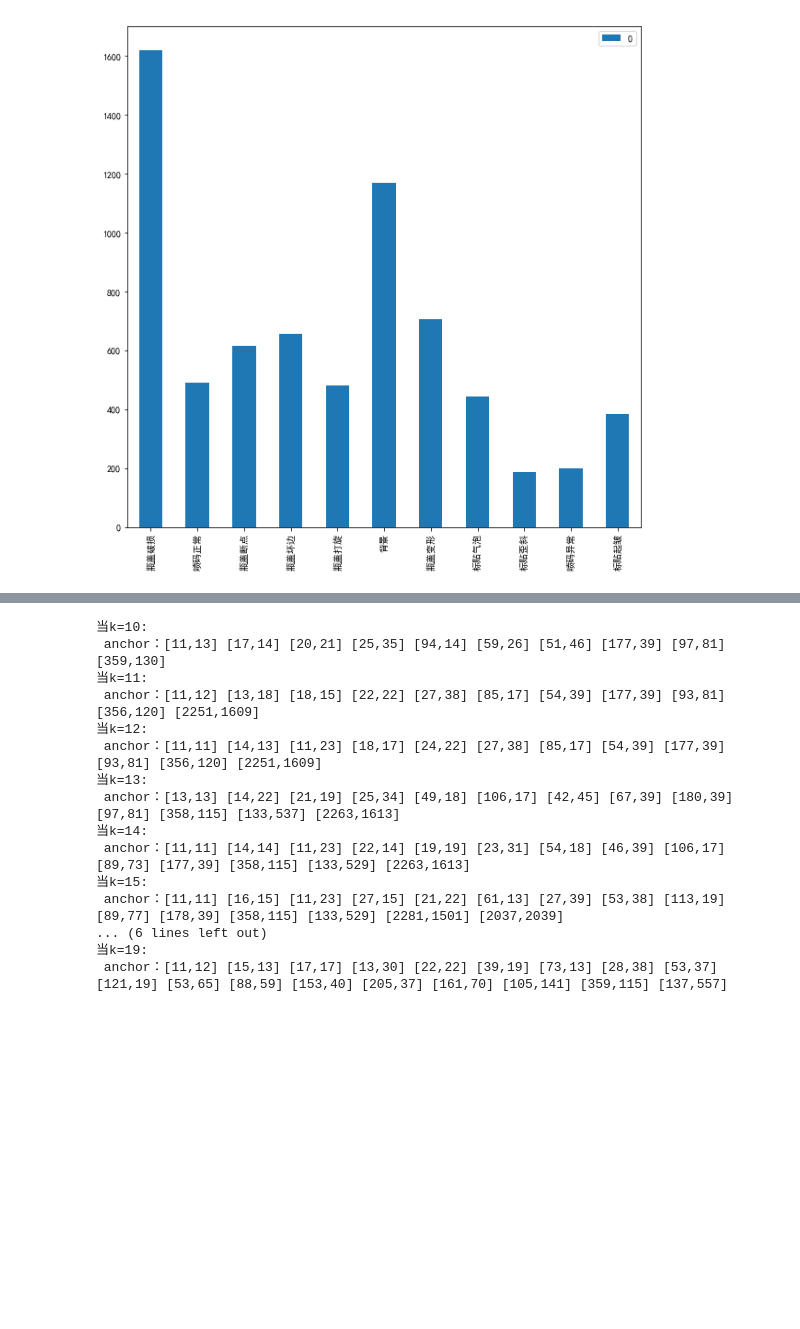
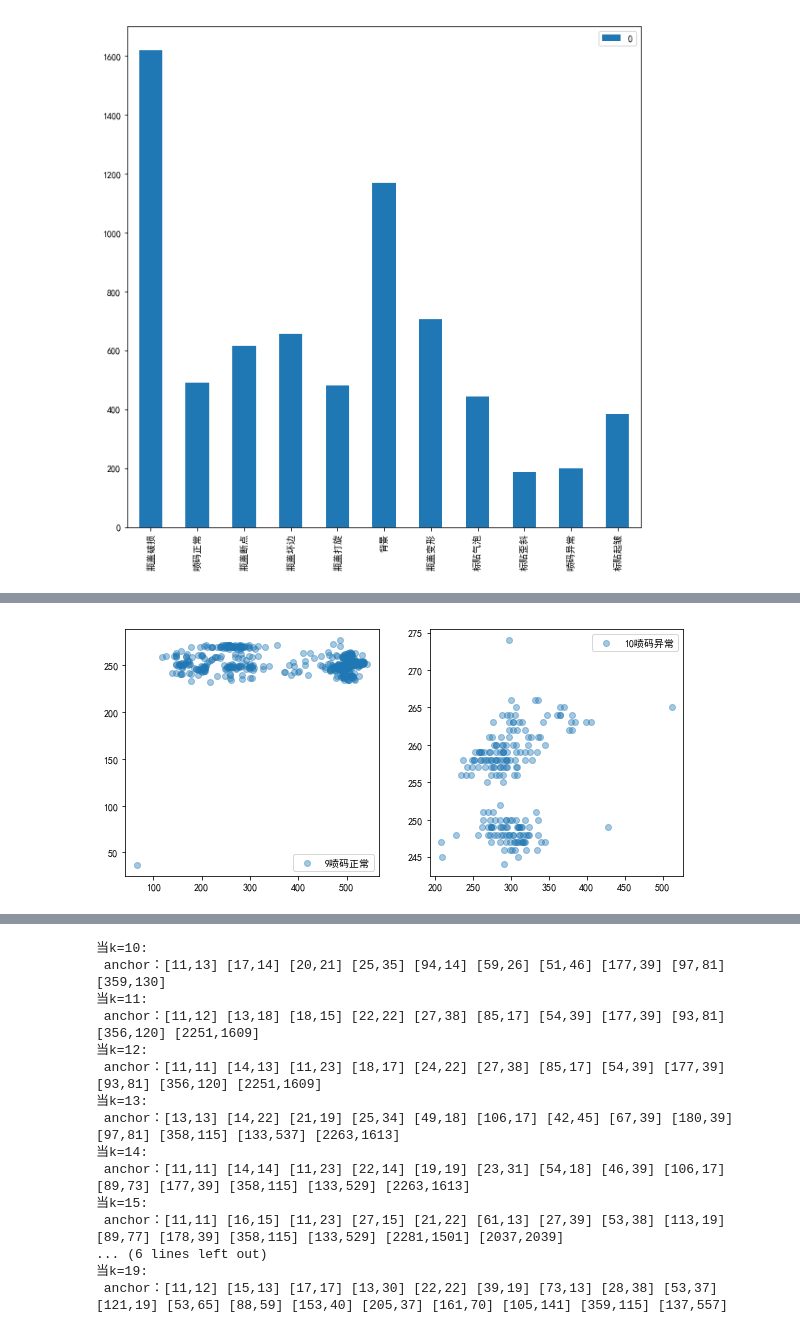
Before and after one commit to xiaochengJF/DeepLearning, a Jupyter notebook: Anchor_Kmeans.ipynb, the cells around one changed output, grey strips where cells are left out. Saved outputs shown, nothing was run; the diff lists cells and outputs as text; code cells hidden in the pictures; blank space fills up the shorter version.

```diff
--- a/Anchor_Kmeans.ipynb
+++ b/Anchor_Kmeans.ipynb
@@ -163,0 +253,10 @@ plt.show()
+# %%
+plt.subplot(221)
+plt.scatter(b_x9, b_y9, alpha=0.4, label='9喷码正常')
+plt.legend()
+plt.subplot(222)
+plt.scatter(b_x10, b_y10, alpha=0.4, label='10喷码异常')
+plt.legend()
+plt.show()
+# %% [output]
+[figure, added]
```
Also changed, not shown: parts of 5 cells of this notebook.
